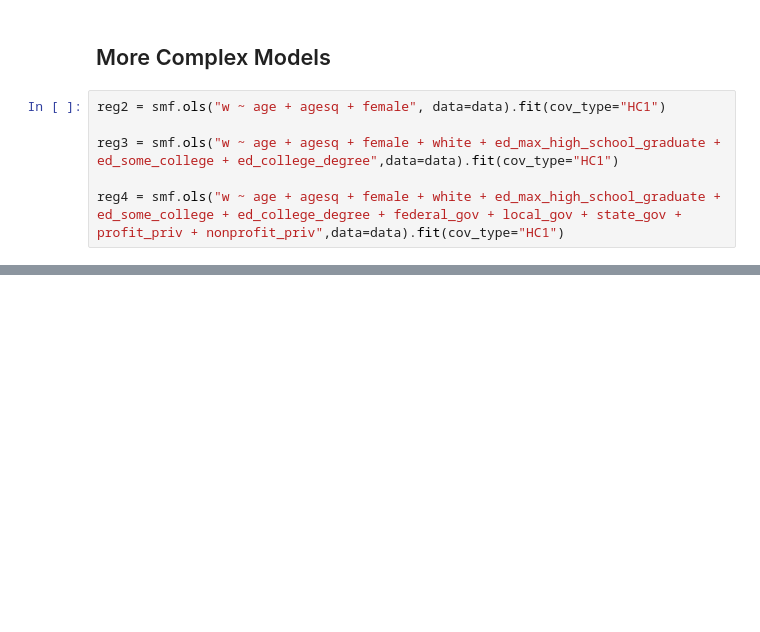
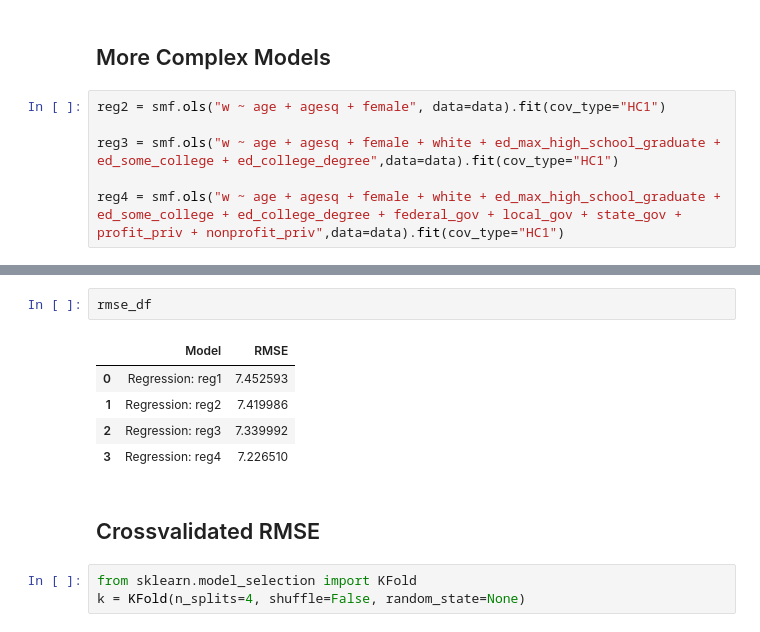
Before and after one commit to szilvasipeter2000/Data-Analysis-3, a Jupyter notebook: assignment-1/assignment-1_working.ipynb, the cells around one changed output, grey strips where cells are left out. Drawn from its saved outputs; the diff is of its cells as text; blank space fills up the shorter version.

```diff
--- a/assignment-1/assignment-1_working.ipynb
+++ b/assignment-1/assignment-1_working.ipynb
@@ -439,0 +526,13 @@ strong multicollinearity problems or that the design matrix is singular.
+# %%
+rmse_df
+# %% [output]
+|  | Model | RMSE |
+| 0 | Regression: reg1 | 7.452593 |
+| 1 | Regression: reg2 | 7.419986 |
+| 2 | Regression: reg3 | 7.339992 |
+| 3 | Regression: reg4 | 7.226510 |
+# %% [markdown]
+## Crossvalidated RMSE
+# %%
+from sklearn.model_selection import KFold
+k = KFold(n_splits=4, shuffle=False, random_state=None)
```
Also changed, not shown: parts of 18 cells of this notebook.
